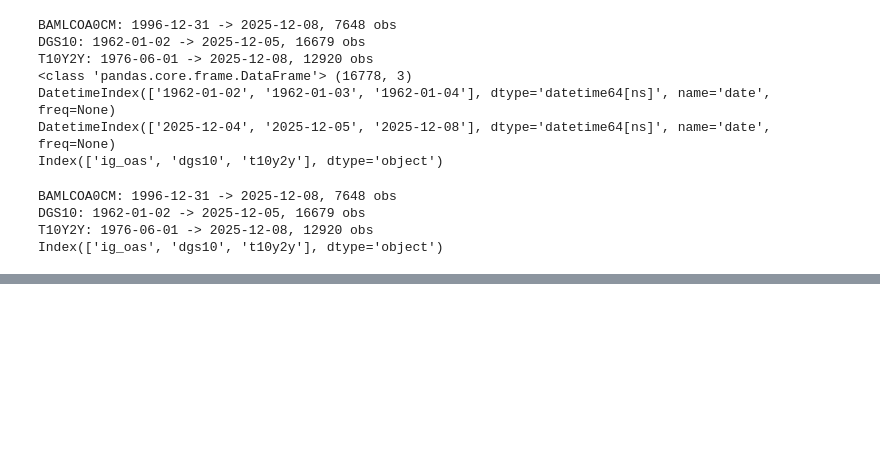
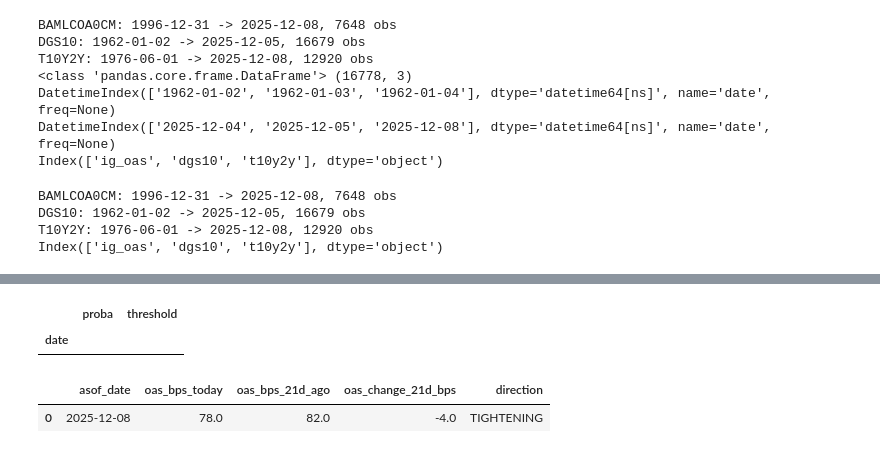
Before and after one commit to WickedoneC/credit_spread_regime, a Jupyter notebook: notebooks/01_eda_spread_regimes.ipynb, the cells around one changed output, grey strips where cells are left out. Cells and saved outputs as stored; diff of their text form; code cells hidden in the pictures; blank space fills up the shorter version.

```diff
--- a/notebooks/01_eda_spread_regimes.ipynb
+++ b/notebooks/01_eda_spread_regimes.ipynb
@@ -2009,0 +2082,51 @@ Index(['ig_oas', 'dgs10', 't10y2y'], dtype='object')
+# %%
+t = "widen_25bps_21d"
+variant = "regime"
+
+p = _get_oos_proba(results, t, variant).reindex(df.index)
+thr = per_year_threshold_series_top_n(p.dropna(), n=10).reindex(df.index)
+
+top5 = (
+    pd.DataFrame({"proba": p, "threshold": thr})
+    .loc[win_idx]
+    .dropna()
+    .sort_values("proba", ascending=False)
+    .head(5)
+)
+top5
+# %% [output]
+|  | proba | threshold |
+| date |  |  |
+# %%
+# ------------------------------------------------------------
+# Current environment summary (last 21 trading days)
+# ------------------------------------------------------------
+
+LOOKBACK = 21
+
+# Ensure OAS in bps
+oas_bps = df["ig_oas"] * 100.0
+
+latest_dt = oas_bps.index.max()
+
+oas_today = oas_bps.loc[latest_dt]
+oas_21d_ago = oas_bps.shift(LOOKBACK).loc[latest_dt]
+
+oas_change_21d = oas_today - oas_21d_ago
+
+summary = {
+    "asof_date": latest_dt.date().isoformat(),
+    "oas_bps_today": round(oas_today, 1),
+    "oas_bps_21d_ago": round(oas_21d_ago, 1),
+    "oas_change_21d_bps": round(oas_change_21d, 1),
+    "direction": (
+        "WIDENING" if oas_change_21d > 0
+        else "TIGHTENING" if oas_change_21d < 0
+        else "UNCHANGED"
+    ),
+}
+
+pd.DataFrame([summary])
+# %% [output]
+|  | asof_date | oas_bps_today | oas_bps_21d_ago | oas_change_21d_bps | direction |
+| 0 | 2025-12-08 | 78.0 | 82.0 | -4.0 | TIGHTENING |
```
Also changed, not shown: parts of 3 cells of this notebook, 1 other file.
